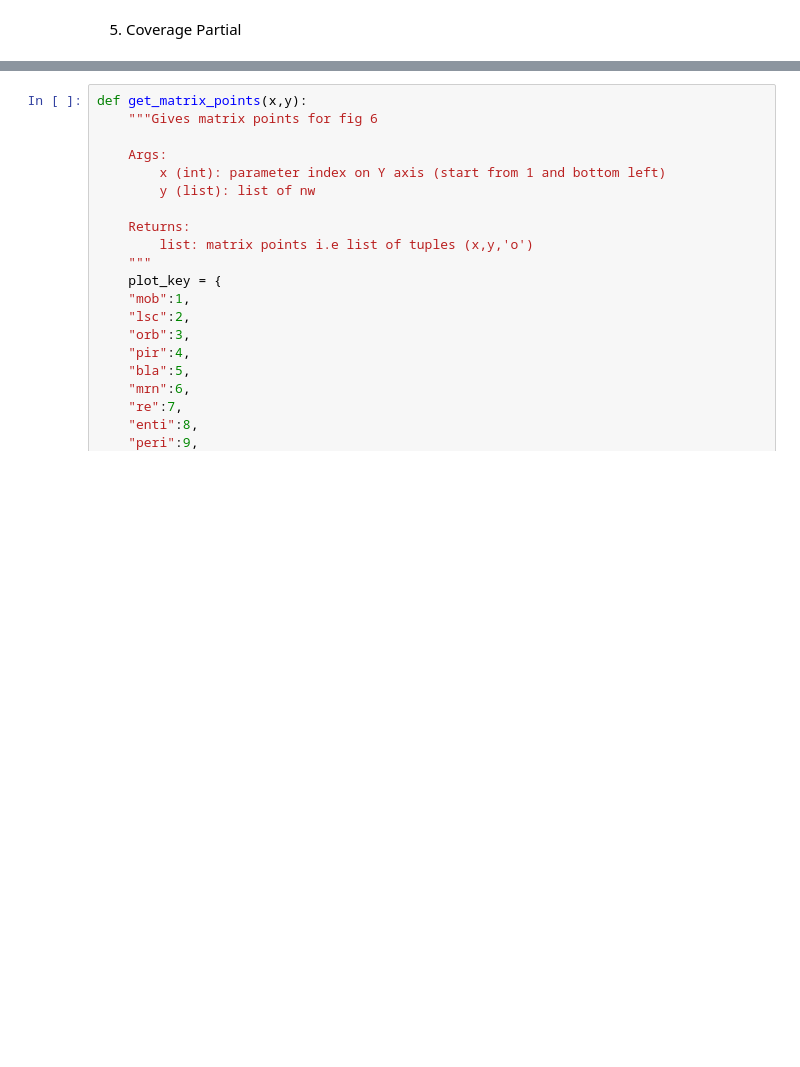
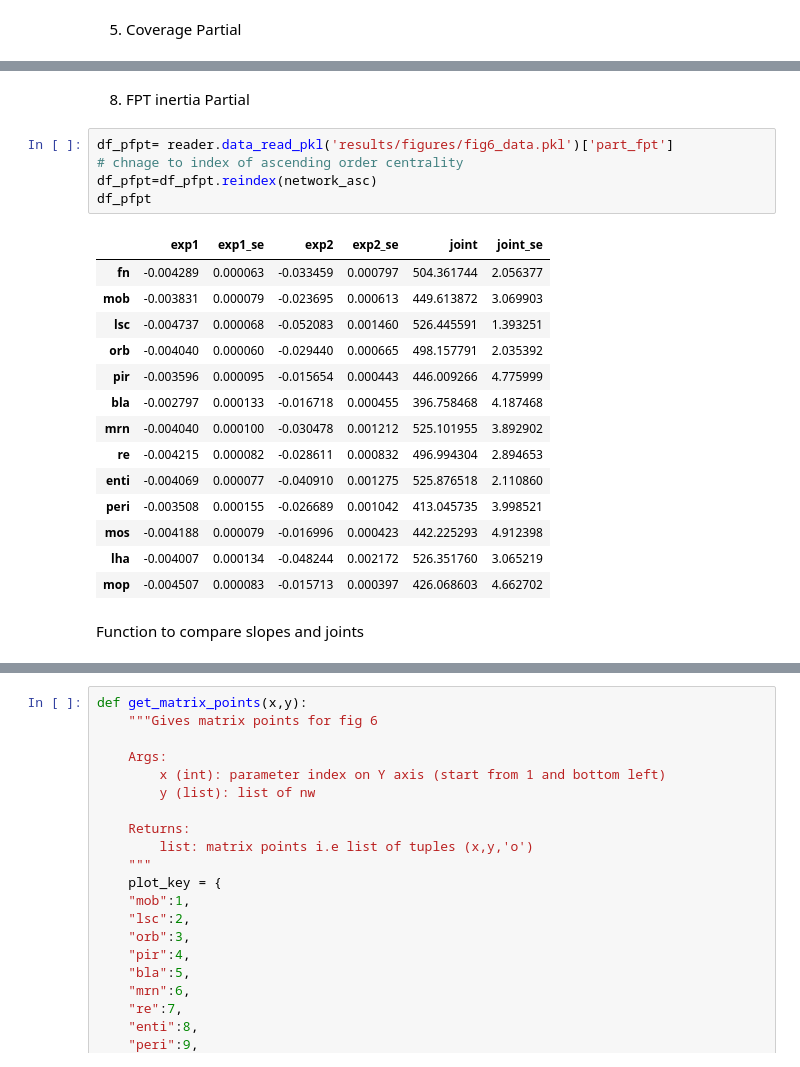
Before and after one commit to csndl-iitd/srg-tes-epilepsy-models, a Jupyter notebook: analysis/notebooks/Analyse fig_March_26.ipynb, the cells around one changed output, grey strips where cells are left out. Drawn from its saved outputs; the diff is of its cells as text; blank space fills up the shorter version.

```diff
--- a/analysis/notebooks/Analyse fig_March_26.ipynb
+++ b/analysis/notebooks/Analyse fig_March_26.ipynb
@@ -1965,0 +2145,24 @@ cov_f=[r_snw,b_snw,r_nw,b_nw]
+# %% [markdown]
+8. FPT inertia Partial
+# %%
+df_pfpt= reader.data_read_pkl('results/figures/fig6_data.pkl')['part_fpt']
+# chnage to index of ascending order centrality
+df_pfpt=df_pfpt.reindex(network_asc)
+df_pfpt
+# %% [output]
+|  | exp1 | exp1_se | exp2 | exp2_se | joint | joint_se |
+| fn | -0.004289 | 0.000063 | -0.033459 | 0.000797 | 504.361744 | 2.056377 |
+| mob | -0.003831 | 0.000079 | -0.023695 | 0.000613 | 449.613872 | 3.069903 |
+| lsc | -0.004737 | 0.000068 | -0.052083 | 0.001460 | 526.445591 | 1.393251 |
+| orb | -0.004040 | 0.000060 | -0.029440 | 0.000665 | 498.157791 | 2.035392 |
+| pir | -0.003596 | 0.000095 | -0.015654 | 0.000443 | 446.009266 | 4.775999 |
+| bla | -0.002797 | 0.000133 | -0.016718 | 0.000455 | 396.758468 | 4.187468 |
+| mrn | -0.004040 | 0.000100 | -0.030478 | 0.001212 | 525.101955 | 3.892902 |
+| re | -0.004215 | 0.000082 | -0.028611 | 0.000832 | 496.994304 | 2.894653 |
+| enti | -0.004069 | 0.000077 | -0.040910 | 0.001275 | 525.876518 | 2.110860 |
+| peri | -0.003508 | 0.000155 | -0.026689 | 0.001042 | 413.045735 | 3.998521 |
+| mos | -0.004188 | 0.000079 | -0.016996 | 0.000423 | 442.225293 | 4.912398 |
+| lha | -0.004007 | 0.000134 | -0.048244 | 0.002172 | 526.351760 | 3.065219 |
+| mop | -0.004507 | 0.000083 | -0.015713 | 0.000397 | 426.068603 | 4.662702 |
+# %% [markdown]
+Function to compare slopes and joints
```
Also changed, not shown: parts of 52 cells of this notebook, 2 other files.
